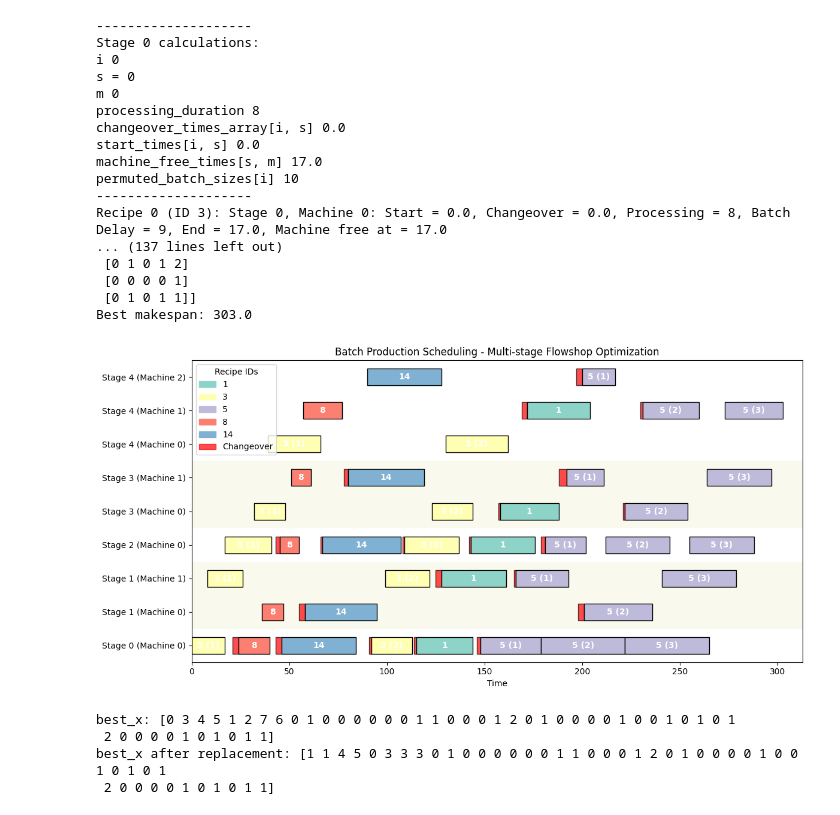
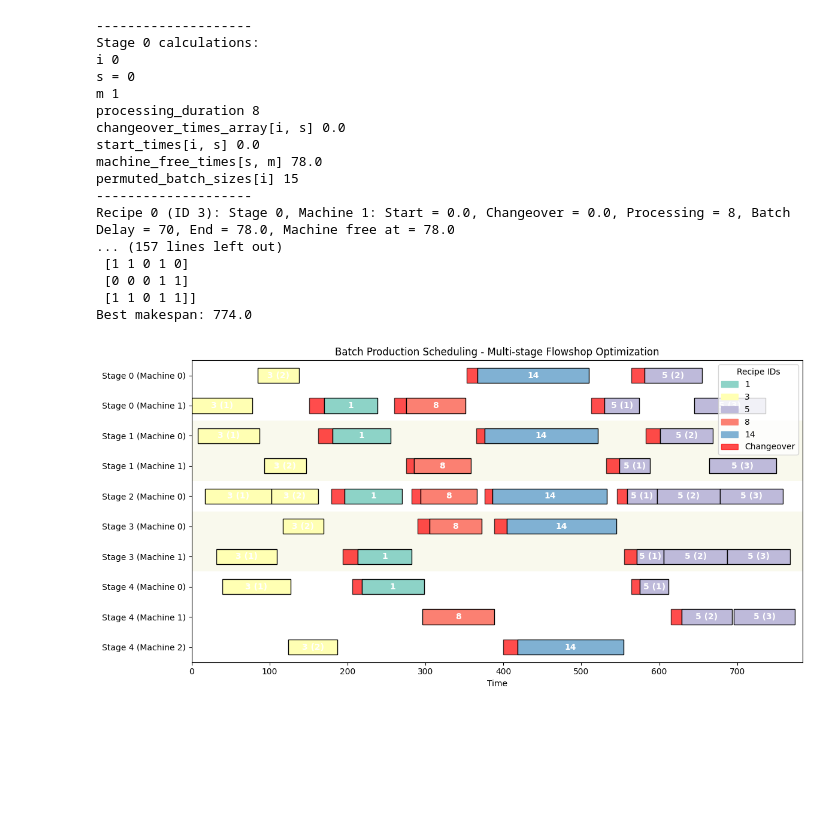
Before and after one commit to nowendwar/schantt-model, a Jupyter notebook: AI_g_generated_hybrid_model.ipynb, the cells around one changed output. Saved outputs shown, nothing was run; the diff lists cells and outputs as text; code cells hidden in the pictures; blank space fills up the shorter version.

```diff
--- a/AI_g_generated_hybrid_model.ipynb
+++ b/AI_g_generated_hybrid_model.ipynb
@@ -339,7 +359,7 @@ user_sequence_idx = [recipe_id_to_index[rid] for rid in user_sequence_ids]
 # Problem parameters
 n_stages = 5
 n_recipes = len(recipe_ids)
-machines_per_stage = [1, 2, 1, 2, 3]
+machines_per_stage = [2, 2, 1, 2, 3]
 max_machines = max(machines_per_stage)
 
 # Sample data
@@ -349,16 +369,16 @@ np.random.seed(42)
 base_processing_times = np.random.randint(5, 20, size=(n_stages, n_recipes))
 processing_times = np.repeat(base_processing_times[:, np.newaxis, :], max_machines, axis=1)
 
-changeover_times = np.random.randint(1, 5, size=(n_stages, max_machines, n_recipes, n_recipes))
+changeover_times = np.random.randint(10, 20, size=(n_stages, max_machines, n_recipes, n_recipes))
 for s in range(n_stages):
     for m in range(machines_per_stage[s]):
         for i in range(n_recipes):
             changeover_times[s, m, i, i] = 0  # No changeover for same recipe
 
 # Define batch_sizes to match the sequence length
-batch_sizes = [10, 20, 15, 5, 30, 15, 25, 25]  # Example quantities for each position in the user_sequence
+batch_sizes = [10, 20, 15, 20, 30, 15, 25, 25]  # Example quantities for each position in the user_sequence
 # tact_times = np.random.uniform(0.5, 2.0, size=n_recipes)
-tact_times = np.random.randint(1, 2, size=n_recipes)
+tact_times = np.random.randint(3, 6, size=n_recipes)
 
 # Debug print input data
 print("recipe_ids:", recipe_ids)
@@ -460,7 +480,7 @@ problem = BakeryHybridSchedulingProblem(
 
 # Define the genetic algorithm
 algorithm = GA(
-    pop_size=100,
+    pop_size=200,
     sampling=CustomHybridSampling(),
     crossover=CustomHybridCrossover(prob=0.5),
     mutation=CustomHybridMutation(prob=0.1),
@@ -518,61 +535,49 @@ n_gen  |  n_eval  |     f_avg     |     f_min
 best_x = res.X
 best_perm = best_x[:problem.seq_length]
 # best_x[:problem.seq_length] = np.array([1, 1, 4, 5, 0, 3, 3, 3])
 
 # Recompute and store the makespan and all best_* attributes
 makespan = problem.calculate_makespan(best_x, store_best=True)
 problem.best_perm = best_perm  # Store for possible later use
 
 # Post-process to minimize machine usage (Optional)
-print("Unique machines used per stage BEFORE post-processing:")
-for s in range(problem.n_stages):
-    unique_machines = np.unique(problem.best_machine_choices[:, s])
-    print(f"Stage {s}: {len(unique_machines)} machines used: {unique_machines}")
+# print("Unique machines used per stage BEFORE post-processing:")
+# for s in range(problem.n_stages):
+#     unique_machines = np.unique(problem.best_machine_choices[:, s])
+#     print(f"Stage {s}: {len(unique_machines)} machines used: {unique_machines}")
 
-# minimize_machines_postprocess(problem)
+# # minimize_machines_postprocess(problem)
 
-print("Unique machines used per stage AFTER post-processing:")
-for s in range(problem.n_stages):
-    unique_machines = np.unique(problem.best_machine_choices[:, s])
-    print(f"Stage {s}: {len(unique_machines)} machines used: {unique_machines}")
+# print("Unique machines used per stage AFTER post-processing:")
+# for s in range(problem.n_stages):
+#     unique_machines = np.unique(problem.best_machine_choices[:, s])
+#     print(f"Stage {s}: {len(unique_machines)} machines used: {unique_machines}")
 
 # Print summary of the best solution
 print("Original sequence of recipe IDs:", user_sequence_ids)
 print("Best permutation of indices:", best_perm)
 print("Best sequence of recipe IDs:", problem.best_sequence_ids)
 print("Best machine choices per recipe and stage:\n", problem.best_machine_choices)
 print("Best makespan:", problem.max_makespan)
 
 # Visualize the schedule
 problem.plot_gantt_chart()
 # %% [output]
 --------------------
 Stage 0 calculations:
 i 0
 s = 0
-m 0
+m 1
 processing_duration 8
 changeover_times_array[i, s] 0.0
 start_times[i, s] 0.0
-machine_free_times[s, m] 17.0
-permuted_batch_sizes[i] 10
+machine_free_times[s, m] 78.0
+permuted_batch_sizes[i] 15
 --------------------
-Recipe 0 (ID 3): Stage 0, Machine 0: Start = 0.0, Changeover = 0.0, Processing = 8, Batch Delay = 9, End = 17.0, Machine free at = 17.0
-... (137 lines left out)
- [0 1 0 1 2]
- [0 0 0 0 1]
- [0 1 0 1 1]]
-Best makespan: 303.0
+Recipe 0 (ID 3): Stage 0, Machine 1: Start = 0.0, Changeover = 0.0, Processing = 8, Batch Delay = 70, End = 78.0, Machine free at = 78.0
+... (157 lines left out)
+ [1 1 0 1 0]
+ [0 0 0 1 1]
+ [1 1 0 1 1]]
+Best makespan: 774.0
-[figure, old version]
+[figure, new version]
-# %%
-print('best_x:', best_x)
-
-# replace best_x recipe_idx with np.array([1, 1, 4, 5, 0, 3, 3, 3])
-best_x[:problem.seq_length] = np.array([1, 1, 4, 5, 0, 3, 3, 3])
-
-print('best_x after replacement:', best_x)
-# %% [output]
-best_x: [0 3 4 5 1 2 7 6 0 1 0 0 0 0 0 0 1 1 0 0 0 1 2 0 1 0 0 0 0 1 0 0 1 0 1 0 1
- 2 0 0 0 0 1 0 1 0 1 1]
-best_x after replacement: [1 1 4 5 0 3 3 3 0 1 0 0 0 0 0 0 1 1 0 0 0 1 2 0 1 0 0 0 0 1 0 0 1 0 1 0 1
- 2 0 0 0 0 1 0 1 0 1 1]
```
Also changed, not shown: parts of 9 cells of this notebook.
